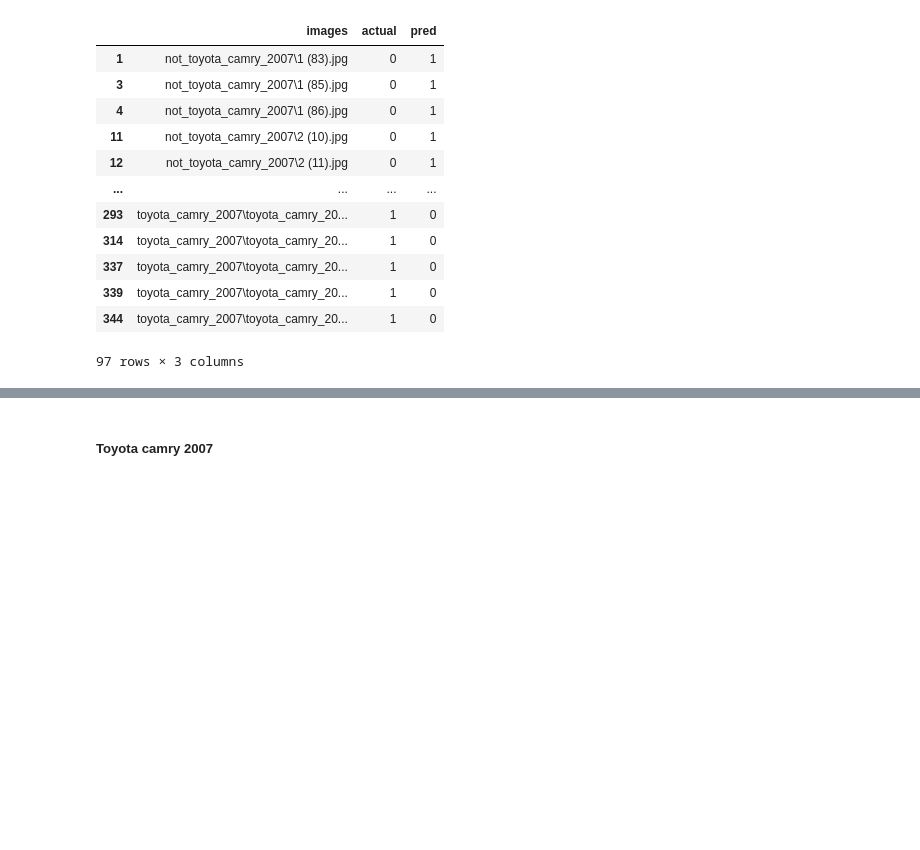
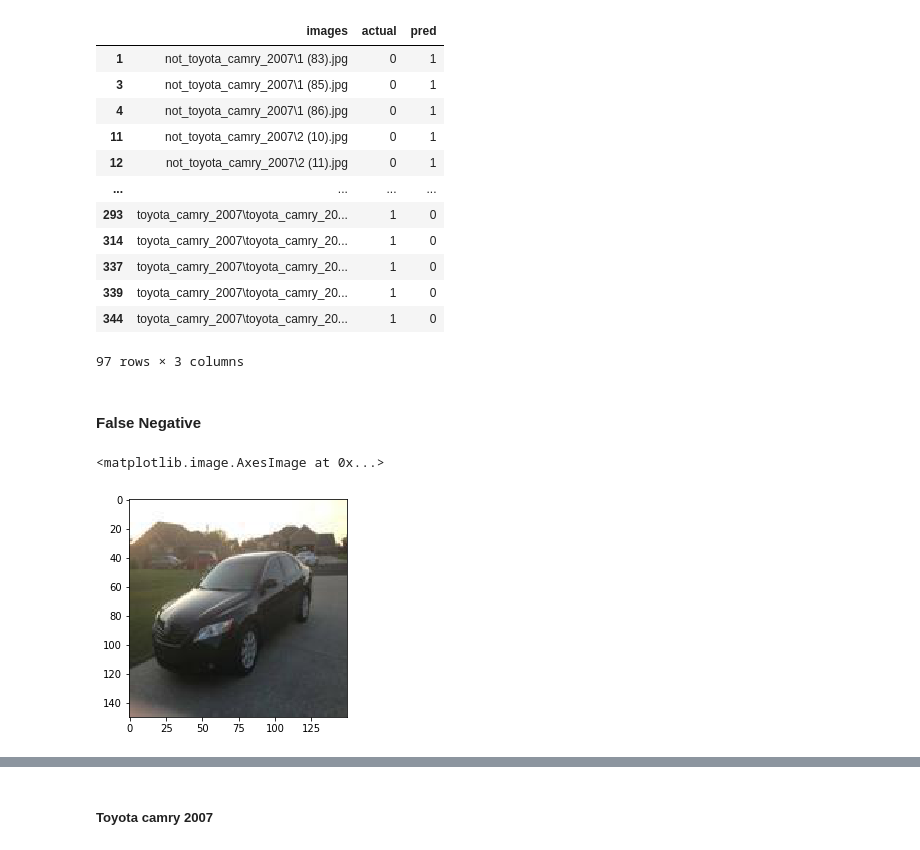
Before and after one commit to itssaifulhasan/image_recognition_CNN, a Jupyter notebook: code/dsi_capstone_notebook.ipynb, the cells around one changed output, grey strips where cells are left out. Drawn from its saved outputs; the diff is of its cells as text; code cells hidden in the pictures; blank space fills up the shorter version.

```diff
--- a/code/dsi_capstone_notebook.ipynb
+++ b/code/dsi_capstone_notebook.ipynb
@@ -940,3 +921,11 @@ missclassified_images
 | 339 | toyota_camry_2007\toyota_camry_20... | 1 | 0 |
 | 344 | toyota_camry_2007\toyota_camry_20... | 1 | 0 |
 97 rows × 3 columns
+# %% [markdown]
+#### False Negative
+# %%
+images = image.imread('../car_images/test_images/toyota_camry_2007/toyota_camry_2007 (33).jpg')
+pyplot.imshow(images)
+# %% [output]
+<matplotlib.image.AxesImage at 0x...>
+[figure, added]
```
Also changed, not shown: parts of 70 cells of this notebook, 1 other file.
